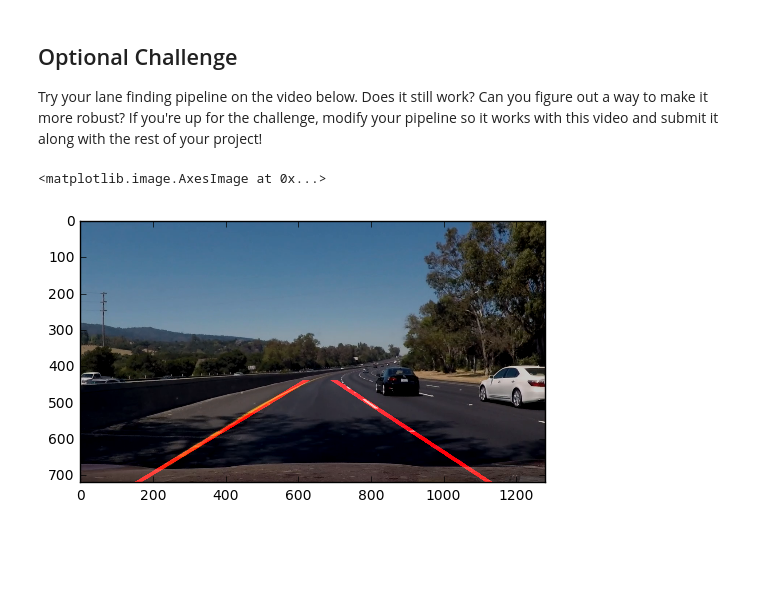
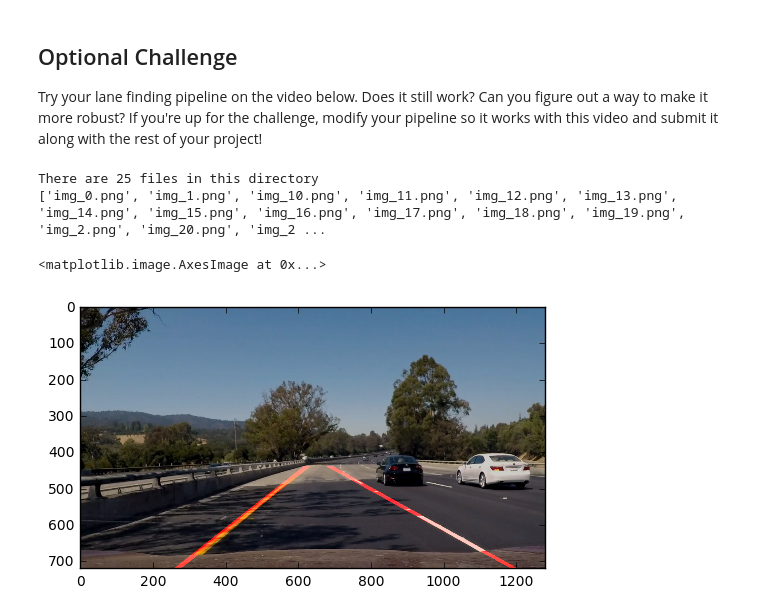
Before and after one commit to ghostFaceKillah/car_one, a Jupyter notebook: P1.ipynb, the cells around one changed output. Cells and saved outputs as stored; diff of their text form; code cells hidden in the pictures; blank space fills up the shorter version.

```diff
--- a/P1.ipynb
+++ b/P1.ipynb
@@ -204,7 +224,6 @@ def right_region(image):
 # %%
 # TODO: Build your pipeline that will draw lane lines on the test_images
 # then save them to the test_images directory.
-
 
 def get_white_coordinates(img):
     """ Returns two numpy arrays with xs
@@ -233,11 +252,12 @@ def fit_polynomial_line_extension(img_crop, degree=1):
     return fit_f
 
 
-def process_image(image, eps=10):
-    #TODO(mike): parametrize better
+def process_image(image, eps=10, gauss_ksize=15, canny_low=50, canny_high=150):
+    """
+    """
     img_gray = grayscale(image)
-    img_gaussian_blur = gaussian_blur(img_gray, 15)  # best param currently
-    img_canny = canny(img_gaussian_blur, 50, 150)
+    img_gaussian_blur = gaussian_blur(img_gray, gauss_ksize)
+    img_canny = canny(img_gaussian_blur, canny_low, canny_high)
 
     img_cropped = region_of_interest(img_canny, center_region(img_canny))
     img_cropped_right = region_of_interest(img_canny, right_region(img_canny))
@@ -263,7 +283,14 @@ def process_image(image, eps=10):
     return weighted_img(mark_image, image)
 
 
-image = mpimg.imread(os.path.join('test_images', dir_list[5]))
-# plt.imshow(region_of_interest(image, center_region(image)))
-plt.imshow(process_image(image))
+for image_fname in dir_list:
+    image = mpimg.imread(os.path.join('test_images', image_fname))
+    img_name_prefix, img_name_extension = image_fname.split('.')
+    processed_img_fname = os.path.join(
+        'test_images',
+        "{}_{}.{}".format(img_name_prefix, 'processed', img_name_extension)
+    )
+    processed_image = process_image(image)
+    plt.imsave(fname=processed_img_fname, arr=processed_image)
+    print("Saved {}".format(processed_img_fname))
 # %% [output]
@@ -336,27 +371,43 @@ iidx = 0
+# %%
+# extract samples from the harder clip
+vid_fname = 'challenge.mp4'
+clip = VideoFileClip(vid_fname)
+
+snap_times = np.linspace(start=0, stop=clip.duration, num=25)
+
+for idx, snap_t in enumerate(snap_times):
+    clip.to_ImageClip(snap_t).save_frame('challenge_snaps/img_{}.png'.format(idx))
+
+
+challenge_dir_list = os.listdir("challenge_snaps/")
+print("There are {} files in this directory".format(len(challenge_dir_list)))
+print(challenge_dir_list)
+# %% [output]
+There are 25 files in this directory
+['img_0.png', 'img_1.png', 'img_10.png', 'img_11.png', 'img_12.png', 'img_13.png', 'img_14.png', 'img_15.png', 'img_16.png', 'img_17.png', 'img_18.png', 'img_19.png', 'img_2.png', 'img_20.png', 'img_2 ...
 # %%
-"""
-Here I start working on the harder part of the assignment
-"""
+# Diagnose performance of the algo on the excerpts of the harder part of the task
 iidx = 9
 
+# 9, 10, 11, 12 are the real hard part
 
-raw_image = mpimg.imread(os.path.join('challenge_snaps', challenge_dir_list[iidx]))
+raw_image = mpimg.imread(os.path.join('challenge_snaps', 'img_{}.png'.format(iidx)))
 image = np.uint8(255 * raw_image)
 
 img_gray = grayscale(image)
-img_gaussian_blur = gaussian_blur(img_gray, 15)  # best param currently
-img_canny = canny(img_gaussian_blur, 50, 150)
+img_gaussian_blur = gaussian_blur(img_gray, 1)  # best param currently
+img_canny = canny(img_gaussian_blur, 60, 150)
 
 img_cropped = region_of_interest(img_canny, center_region(img_canny))
 img_cropped_right = region_of_interest(img_canny, right_region(img_canny))
 img_cropped_left = region_of_interest(img_canny, left_region(img_canny))
 
-# plt.imshow(img_gray, cmap='gray')
+# plt.imshow(img_canny, cmap='gray')
 
 plt.imshow(process_image(image))
 # %% [output]
 <matplotlib.image.AxesImage at 0x...>
-[figure, old version]
+[figure, new version]
 # %%
 challenge_output = 'extra.mp4'
 clip2 = VideoFileClip('challenge.mp4')
```
Also changed, not shown: parts of 7 cells of this notebook.
